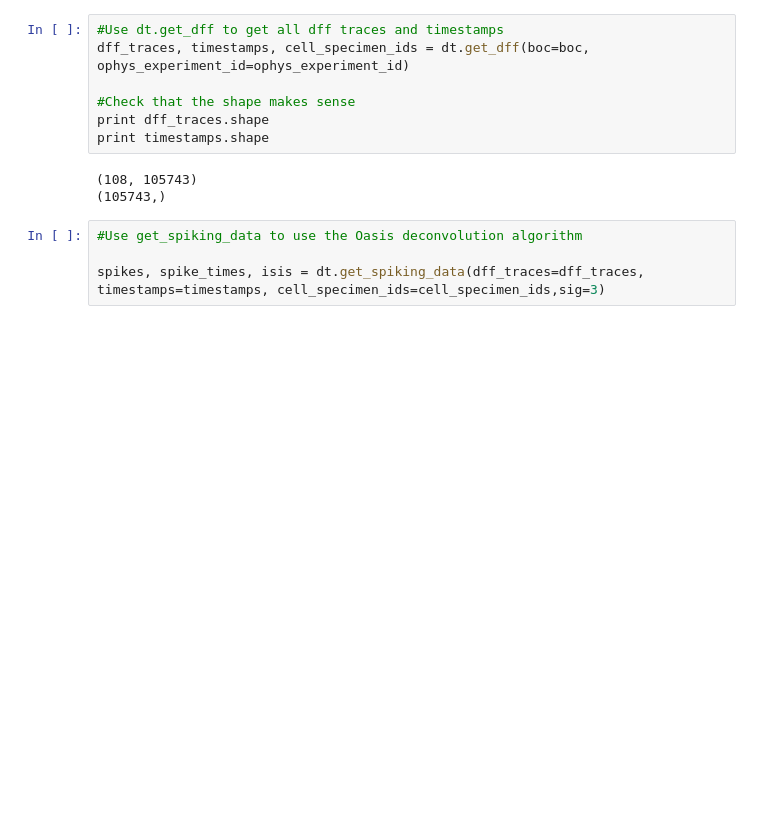
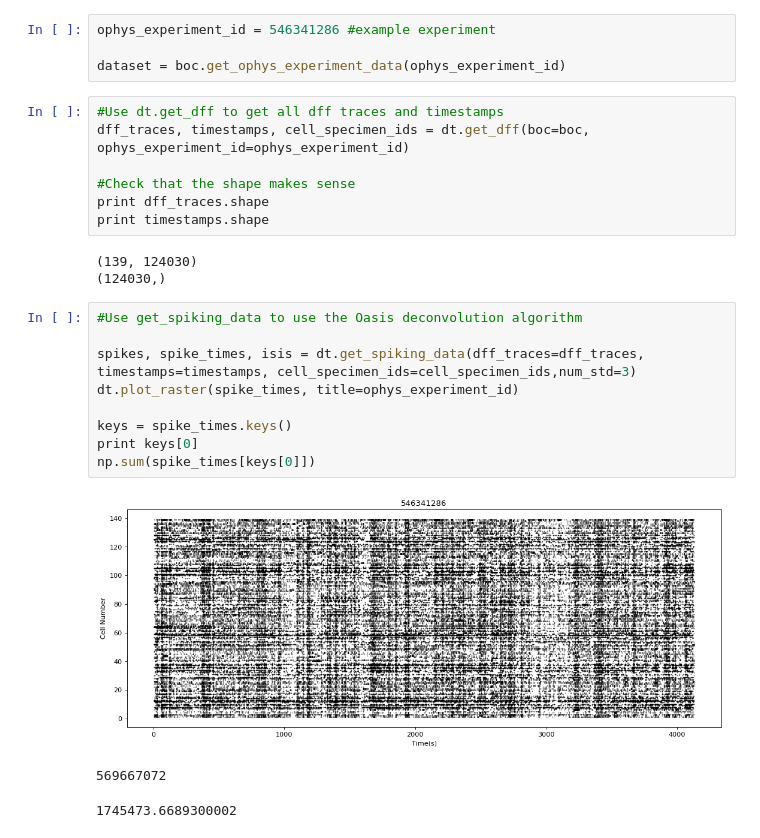
Before and after one commit to AllenInstitute/swdb_2017_tools, a Jupyter notebook: projects/non_responsive_cells/Deconvolution Tools/deconvolution_example.ipynb, the cells around one changed output. Saved outputs shown, nothing was run; the diff lists cells and outputs as text; blank space fills up the shorter version.

```diff
--- a/projects/non_responsive_cells/Deconvolution Tools/deconvolution_example.ipynb
+++ b/projects/non_responsive_cells/Deconvolution Tools/deconvolution_example.ipynb
@@ -16,3 +39,7 @@ ophys_experiment_id = 501474098 #example experiment
+# %%
+ophys_experiment_id = 546341286 #example experiment
+
+dataset = boc.get_ophys_experiment_data(ophys_experiment_id)
 # %%
 #Use dt.get_dff to get all dff traces and timestamps
 dff_traces, timestamps, cell_specimen_ids = dt.get_dff(boc=boc, ophys_experiment_id=ophys_experiment_id)
@@ -21,9 +48,18 @@ dff_traces, timestamps, cell_specimen_ids = dt.get_dff(boc=boc, ophys_experiment
 print dff_traces.shape
 print timestamps.shape
 # %% [output]
-(108, 105743)
-(105743,)
+(139, 124030)
+(124030,)
 # %%
 #Use get_spiking_data to use the Oasis deconvolution algorithm
 
-spikes, spike_times, isis = dt.get_spiking_data(dff_traces=dff_traces, timestamps=timestamps, cell_specimen_ids=cell_specimen_ids,sig=3)
+spikes, spike_times, isis = dt.get_spiking_data(dff_traces=dff_traces, timestamps=timestamps, cell_specimen_ids=cell_specimen_ids,num_std=3)
+dt.plot_raster(spike_times, title=ophys_experiment_id)
+
+keys = spike_times.keys()
+print keys[0]
+np.sum(spike_times[keys[0]])
+# %% [output]
+[figure, added]
+569667072
+1745473.6689300002
```
Also changed, not shown: parts of 9 cells of this notebook, 4 other files.
